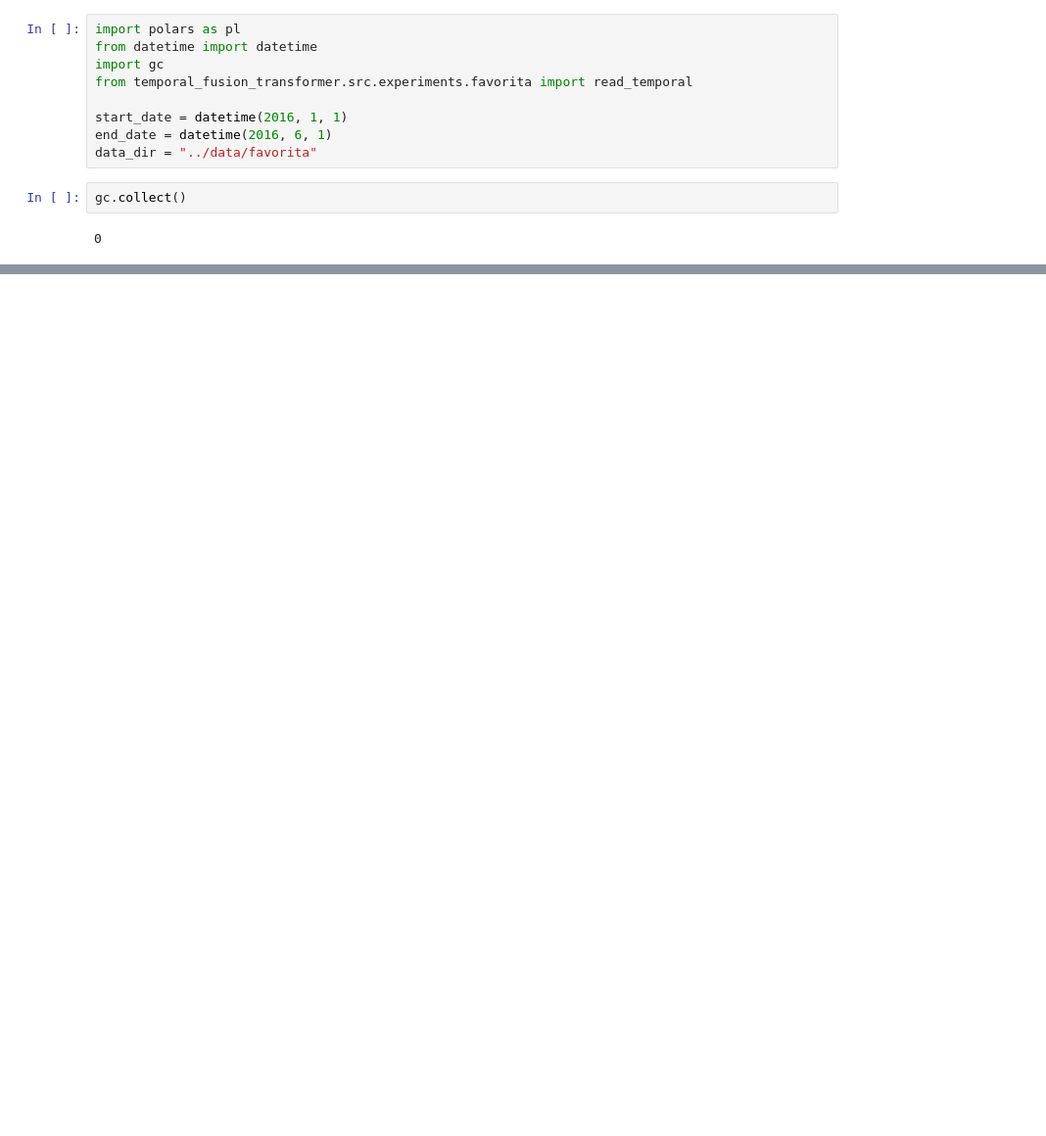
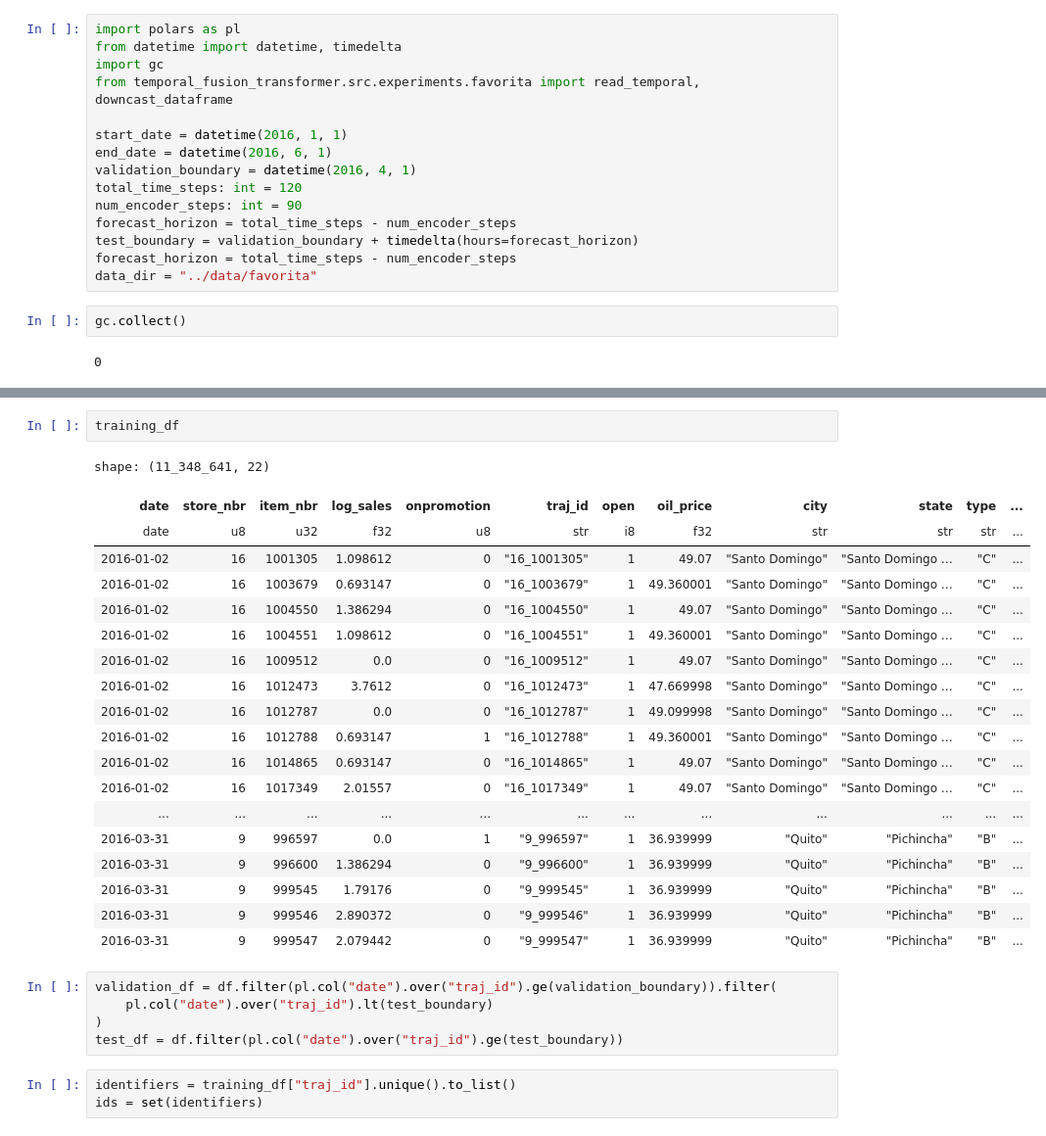
Before and after one commit to aaarrti/temporal_fusion_transformer, a Jupyter notebook: notebooks/favorita_data.ipynb, the cells around one changed output, grey strips where cells are left out. Shown: that part at 98% size. Saved outputs shown, nothing was run; the diff lists cells and outputs as text; blank space fills up the shorter version.

```diff
--- a/notebooks/favorita_data.ipynb
+++ b/notebooks/favorita_data.ipynb
@@ -3,12 +3,18 @@
 %autoreload 2
 # %%
 import polars as pl
-from datetime import datetime
+from datetime import datetime, timedelta
 import gc
-from temporal_fusion_transformer.src.experiments.favorita import read_temporal
+from temporal_fusion_transformer.src.experiments.favorita import read_temporal, downcast_dataframe
 
 start_date = datetime(2016, 1, 1)
 end_date = datetime(2016, 6, 1)
+validation_boundary = datetime(2016, 4, 1)
+total_time_steps: int = 120
+num_encoder_steps: int = 90
+forecast_horizon = total_time_steps - num_encoder_steps
+test_boundary = validation_boundary + timedelta(hours=forecast_horizon)
+forecast_horizon = total_time_steps - num_encoder_steps
 data_dir = "../data/favorita"
 # %%
 gc.collect()
@@ -171,0 +51,30 @@ temporal.select("store_nbr").collect().dtypes
+# %%
+training_df
+# %% [output]
+shape: (11_348_641, 22)
+| date | store_nbr | item_nbr | log_sales | onpromotion | traj_id | open | oil_price | city | state | type | ... |
+| date | u8 | u32 | f32 | u8 | str | i8 | f32 | str | str | str | ... |
+| 2016-01-02 | 16 | 1001305 | 1.098612 | 0 | "16_1001305" | 1 | 49.07 | "Santo Domingo" | "Santo Domingo … | "C" | ... |
+| 2016-01-02 | 16 | 1003679 | 0.693147 | 0 | "16_1003679" | 1 | 49.360001 | "Santo Domingo" | "Santo Domingo … | "C" | ... |
+| 2016-01-02 | 16 | 1004550 | 1.386294 | 0 | "16_1004550" | 1 | 49.07 | "Santo Domingo" | "Santo Domingo … | "C" | ... |
+| 2016-01-02 | 16 | 1004551 | 1.098612 | 0 | "16_1004551" | 1 | 49.360001 | "Santo Domingo" | "Santo Domingo … | "C" | ... |
+| 2016-01-02 | 16 | 1009512 | 0.0 | 0 | "16_1009512" | 1 | 49.07 | "Santo Domingo" | "Santo Domingo … | "C" | ... |
+| 2016-01-02 | 16 | 1012473 | 3.7612 | 0 | "16_1012473" | 1 | 47.669998 | "Santo Domingo" | "Santo Domingo … | "C" | ... |
+| 2016-01-02 | 16 | 1012787 | 0.0 | 0 | "16_1012787" | 1 | 49.099998 | "Santo Domingo" | "Santo Domingo … | "C" | ... |
+| 2016-01-02 | 16 | 1012788 | 0.693147 | 1 | "16_1012788" | 1 | 49.360001 | "Santo Domingo" | "Santo Domingo … | "C" | ... |
+| 2016-01-02 | 16 | 1014865 | 0.693147 | 0 | "16_1014865" | 1 | 49.07 | "Santo Domingo" | "Santo Domingo … | "C" | ... |
+| 2016-01-02 | 16 | 1017349 | 2.01557 | 0 | "16_1017349" | 1 | 49.07 | "Santo Domingo" | "Santo Domingo … | "C" | ... |
+| ... | ... | ... | ... | ... | ... | ... | ... | ... | ... | ... | ... |
+| 2016-03-31 | 9 | 996597 | 0.0 | 1 | "9_996597" | 1 | 36.939999 | "Quito" | "Pichincha" | "B" | ... |
+| 2016-03-31 | 9 | 996600 | 1.386294 | 0 | "9_996600" | 1 | 36.939999 | "Quito" | "Pichincha" | "B" | ... |
+| 2016-03-31 | 9 | 999545 | 1.79176 | 0 | "9_999545" | 1 | 36.939999 | "Quito" | "Pichincha" | "B" | ... |
+| 2016-03-31 | 9 | 999546 | 2.890372 | 0 | "9_999546" | 1 | 36.939999 | "Quito" | "Pichincha" | "B" | ... |
+| 2016-03-31 | 9 | 999547 | 2.079442 | 0 | "9_999547" | 1 | 36.939999 | "Quito" | "Pichincha" | "B" | ... |
+# %%
+validation_df = df.filter(pl.col("date").over("traj_id").ge(validation_boundary)).filter(
+    pl.col("date").over("traj_id").lt(test_boundary)
+)
+test_df = df.filter(pl.col("date").over("traj_id").ge(test_boundary))
+# %%
+identifiers = training_df["traj_id"].unique().to_list()
+ids = set(identifiers)
```
Also changed, not shown: parts of 12 cells of this notebook, 27 other files.
